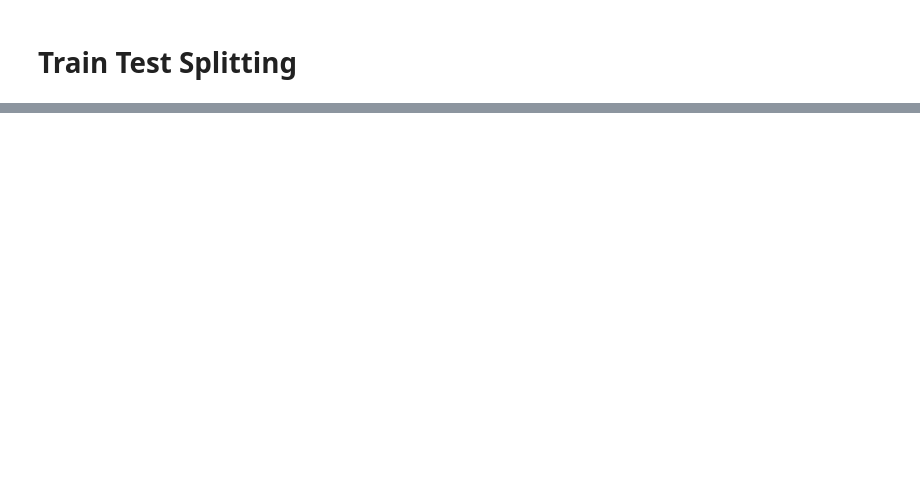
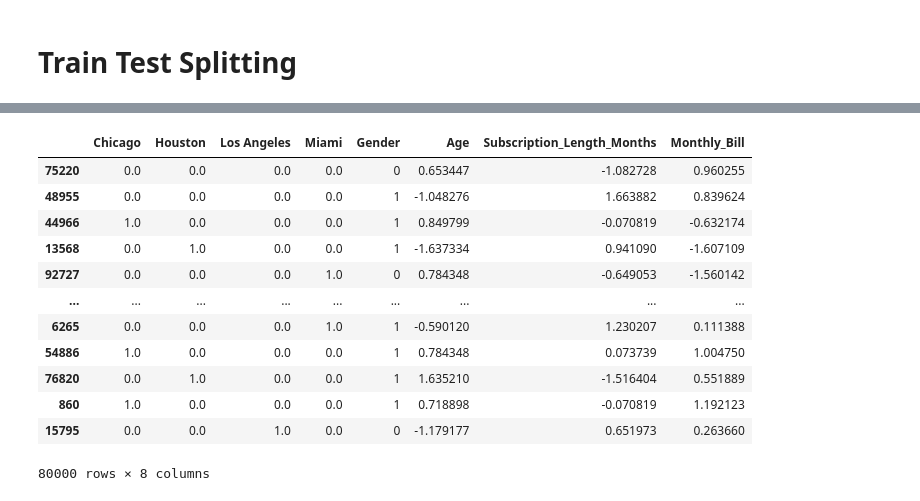
Before and after one commit to CodeRic28/SunBase-ML-Challenge, a Jupyter notebook: cusomter_churn_prediction.ipynb, the cells around one changed output, grey strips where cells are left out. Saved outputs shown, nothing was run; the diff lists cells and outputs as text; code cells hidden in the pictures; blank space fills up the shorter version.

```diff
--- a/cusomter_churn_prediction.ipynb
+++ b/cusomter_churn_prediction.ipynb
@@ -401,0 +517,19 @@ X_train,X_test,y_train,y_test = train_test_split(X,y,test_size=0.2,random_state=
+# %%
+# Creating an instance of Standard Scaler
+sc = StandardScaler()
+X_train.iloc[:,5:] = sc.fit_transform(X_train.iloc[:,5:])
+X_train
+# %% [output]
+|  | Chicago | Houston | Los Angeles | Miami | Gender | Age | Subscription_Length_Months | Monthly_Bill |
+| 75220 | 0.0 | 0.0 | 0.0 | 0.0 | 0 | 0.653447 | -1.082728 | 0.960255 |
+| 48955 | 0.0 | 0.0 | 0.0 | 0.0 | 1 | -1.048276 | 1.663882 | 0.839624 |
+| 44966 | 1.0 | 0.0 | 0.0 | 0.0 | 1 | 0.849799 | -0.070819 | -0.632174 |
+| 13568 | 0.0 | 1.0 | 0.0 | 0.0 | 1 | -1.637334 | 0.941090 | -1.607109 |
+| 92727 | 0.0 | 0.0 | 0.0 | 1.0 | 0 | 0.784348 | -0.649053 | -1.560142 |
+| ... | ... | ... | ... | ... | ... | ... | ... | ... |
+| 6265 | 0.0 | 0.0 | 0.0 | 1.0 | 1 | -0.590120 | 1.230207 | 0.111388 |
+| 54886 | 1.0 | 0.0 | 0.0 | 0.0 | 1 | 0.784348 | 0.073739 | 1.004750 |
+| 76820 | 0.0 | 1.0 | 0.0 | 0.0 | 1 | 1.635210 | -1.516404 | 0.551889 |
+| 860 | 1.0 | 0.0 | 0.0 | 0.0 | 1 | 0.718898 | -0.070819 | 1.192123 |
+| 15795 | 0.0 | 0.0 | 1.0 | 0.0 | 0 | -1.179177 | 0.651973 | 0.263660 |
+80000 rows × 8 columns
```
Also changed, not shown: parts of 54 cells of this notebook, 1 other file.
